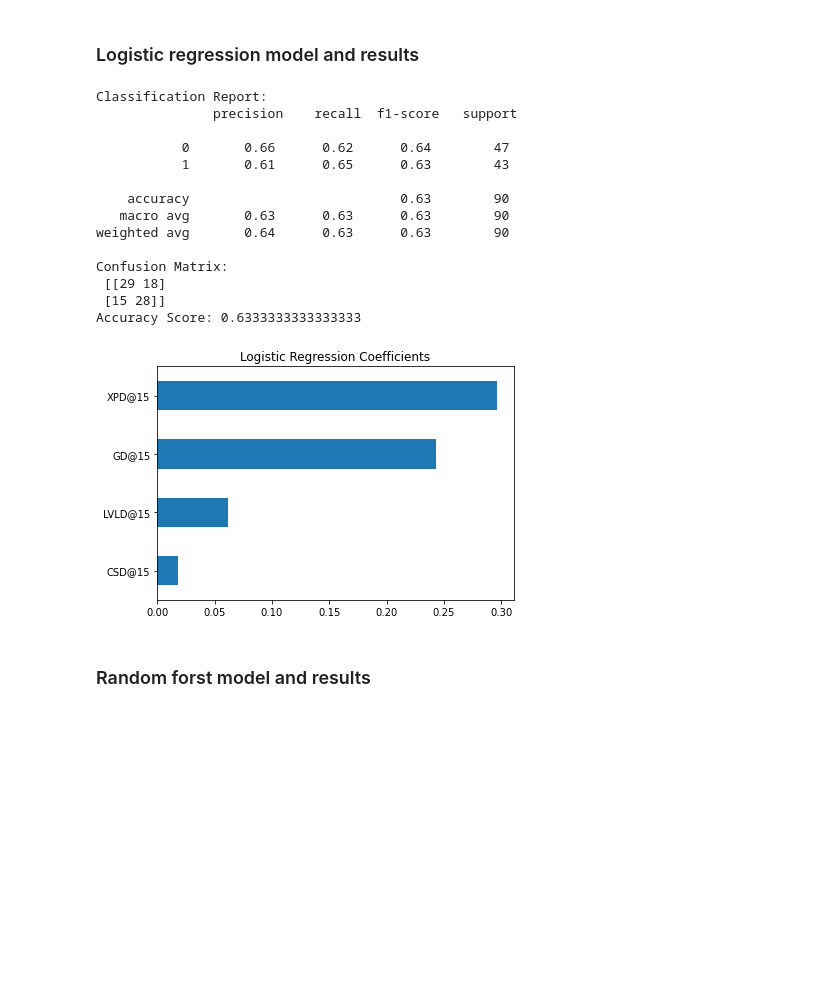
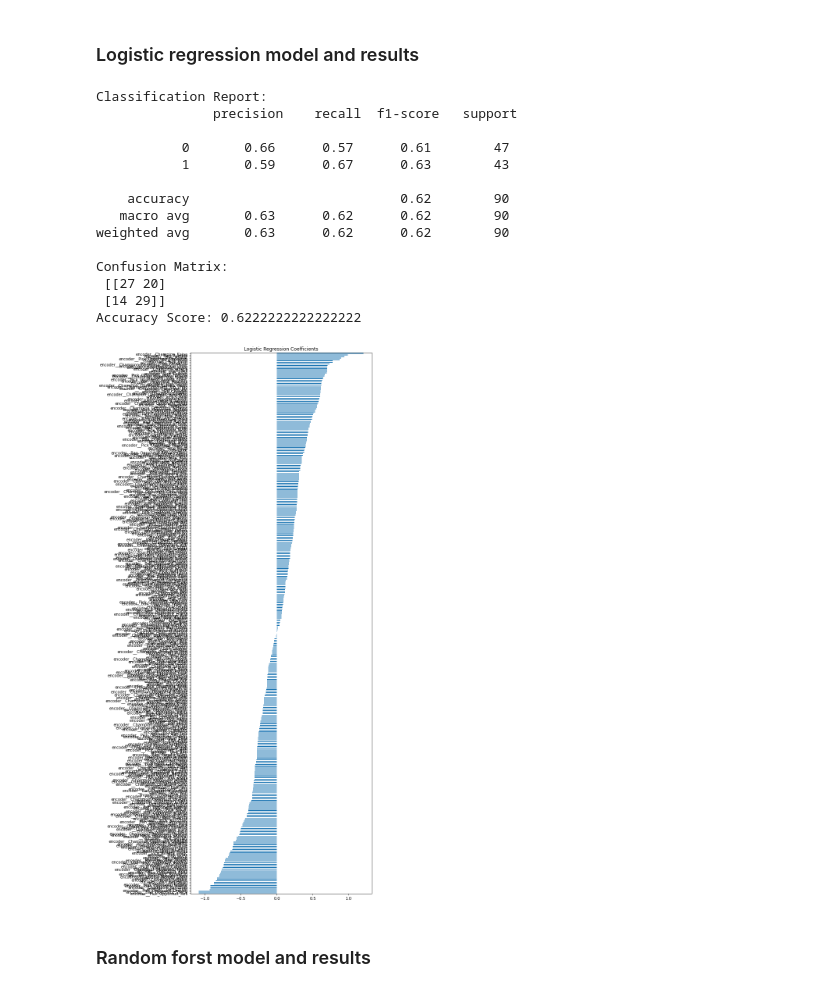
Before and after one commit to burtonjong/lolanalysis, a Jupyter notebook: LEC_analysis.ipynb, the cells around one changed output. Saved outputs shown, nothing was run; the diff lists cells and outputs as text; code cells hidden in the pictures; blank space fills up the shorter version.

Commit message:
added features. mlp graph dont work right

```diff
--- a/LEC_analysis.ipynb
+++ b/LEC_analysis.ipynb
@@ -17,76 +17,85 @@ from sklearn.model_selection import train_test_split
 df = pd.read_csv('LEC_Winter_Season_2025.csv', sep=';')
 
 # Define early game features manually based
-early_game_features = ['GD@15', 'CSD@15', 'XPD@15', 'LVLD@15']
+features = ['GD@15', 'CSD@15', 'XPD@15', 'LVLD@15', 'Side', 'Ban', 'Ban_Opponent', 'Pick', 'Pick_Opponent', 'Champion', 'Champion_Opponent']
 
 # Define and encode the target variable
 target = 'Outcome'
 df[target] = df[target].map({'Win': 1, 'Loss': 0})
 
 # Features and labels
-X = df[early_game_features]
+X = df[features]
 y = df[target]
 
 # Handle missing values (if any)
-X = X.fillna(0)
+X = X.fillna(method='ffill')
 
 # Train-test split
 X_train, X_test, y_train, y_test = train_test_split(X, y, test_size=0.2, random_state=42)
 # %% [markdown]
 ### Data preprocessing
 # %%
-from sklearn.preprocessing import StandardScaler
-
-# Scale features
-scaler = StandardScaler()
-X_train_scaled = scaler.fit_transform(X_train)
-X_test_scaled = scaler.transform(X_test)
+from sklearn.preprocessing import StandardScaler, OneHotEncoder
+from sklearn.compose import ColumnTransformer
+#Set up preprocessor transformer, scaling numerical features and encoding categorical ones
+preprocessor = ColumnTransformer(
+    transformers=[
+        ('scaler', StandardScaler(), ['GD@15', 'CSD@15', 'XPD@15', 'LVLD@15']),
+                       ('encoder', OneHotEncoder(handle_unknown='ignore'),['Side', 'Ban', 'Ban_Opponent', 'Pick', 'Pick_Opponent', 'Champion', 'Champion_Opponent'])
+                       ])
 # %% [markdown]
 ### Logistic regression model and results
 # %%
 from sklearn.linear_model import LogisticRegression
 from sklearn.model_selection import GridSearchCV
+from sklearn.pipeline import Pipeline
 from sklearn.metrics import classification_report, confusion_matrix, accuracy_score
 
-# Define hyperparameter grid for regularization strength
-param_grid = {'C': [0.001, 0.01, 0.1, 1, 10, 100]}
+logreg_pipeline = Pipeline([
+    ('preprocessor', preprocessor),
+    ('logreg', LogisticRegression(max_iter=1000))
+])
 
-# Set up GridSearchCV (we keep default solver and penalty for simplicity)
-grid_search = GridSearchCV(LogisticRegression(max_iter=1000), param_grid, cv=5, scoring='accuracy')
-grid_search.fit(X_train_scaled, y_train)
+param_grid = {'logreg__C': [0.001, 0.01, 0.1, 1, 10, 100]}
+
+# Set up GridSearchCV
+grid_search = GridSearchCV(logreg_pipeline , param_grid, cv=5, scoring='accuracy')
+grid_search.fit(X_train, y_train)
 
 # Get best estimator
 best_logreg = grid_search.best_estimator_
 
 # Predictions with best model
-y_pred_best = best_logreg.predict(X_test_scaled)
+y_pred_best = best_logreg.predict(X_test)
 
 # Evaluation
 print("Classification Report:\n", classification_report(y_test, y_pred_best ))
 print("Confusion Matrix:\n", confusion_matrix(y_test, y_pred_best ))
 print("Accuracy Score:", accuracy_score(y_test, y_pred_best ))
 
 # Visualize feature importance (coefficients)
-coefficients = pd.Series(best_logreg.coef_[0], index=early_game_features)
+plt.figure(figsize=(10, 10))
+feature_names = best_logreg.named_steps['preprocessor'].get_feature_names_out()
+coefficients = pd.Series(best_logreg.named_steps['logreg'].coef_[0], index=feature_names)
 coefficients.sort_values().plot(kind='barh', title='Logistic Regression Coefficients')
 plt.tight_layout()
 plt.show()
 # %% [output]
 Classification Report:
                precision    recall  f1-score   support
 
-           0       0.66      0.62      0.64        47
-           1       0.61      0.65      0.63        43
+           0       0.66      0.57      0.61        47
+           1       0.59      0.67      0.63        43
 
-    accuracy                           0.63        90
-   macro avg       0.63      0.63      0.63        90
-weighted avg       0.64      0.63      0.63        90
+    accuracy                           0.62        90
+   macro avg       0.63      0.62      0.62        90
+weighted avg       0.63      0.62      0.62        90
 
 Confusion Matrix:
- [[29 18]
- [15 28]]
-Accuracy Score: 0.6333333333333333
+ [[27 20]
+ [14 29]]
+Accuracy Score: 0.6222222222222222
-[figure, old version]
+[figure, new version]
 # %% [markdown]
 ### Random forst model and results
 # %%
```
Also changed, not shown: parts of 5 cells of this notebook.
